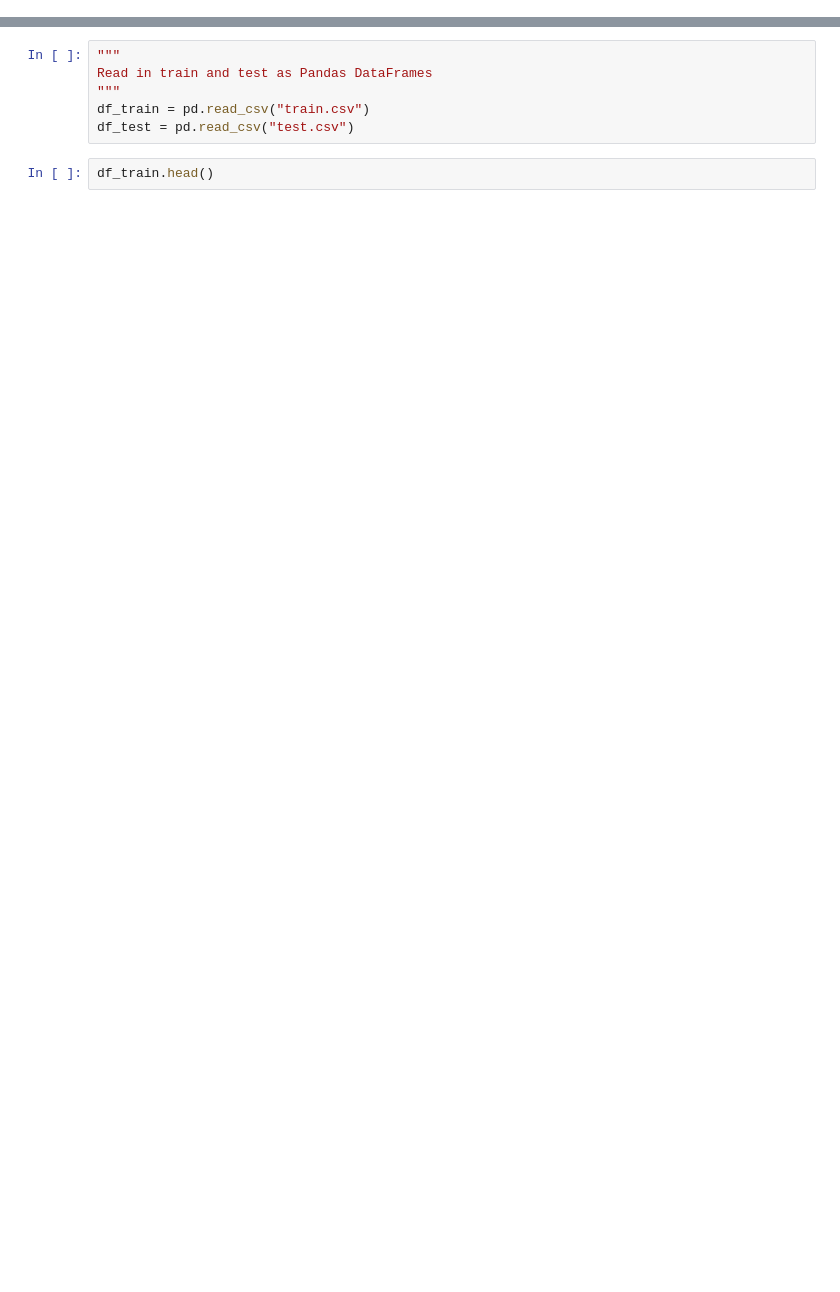
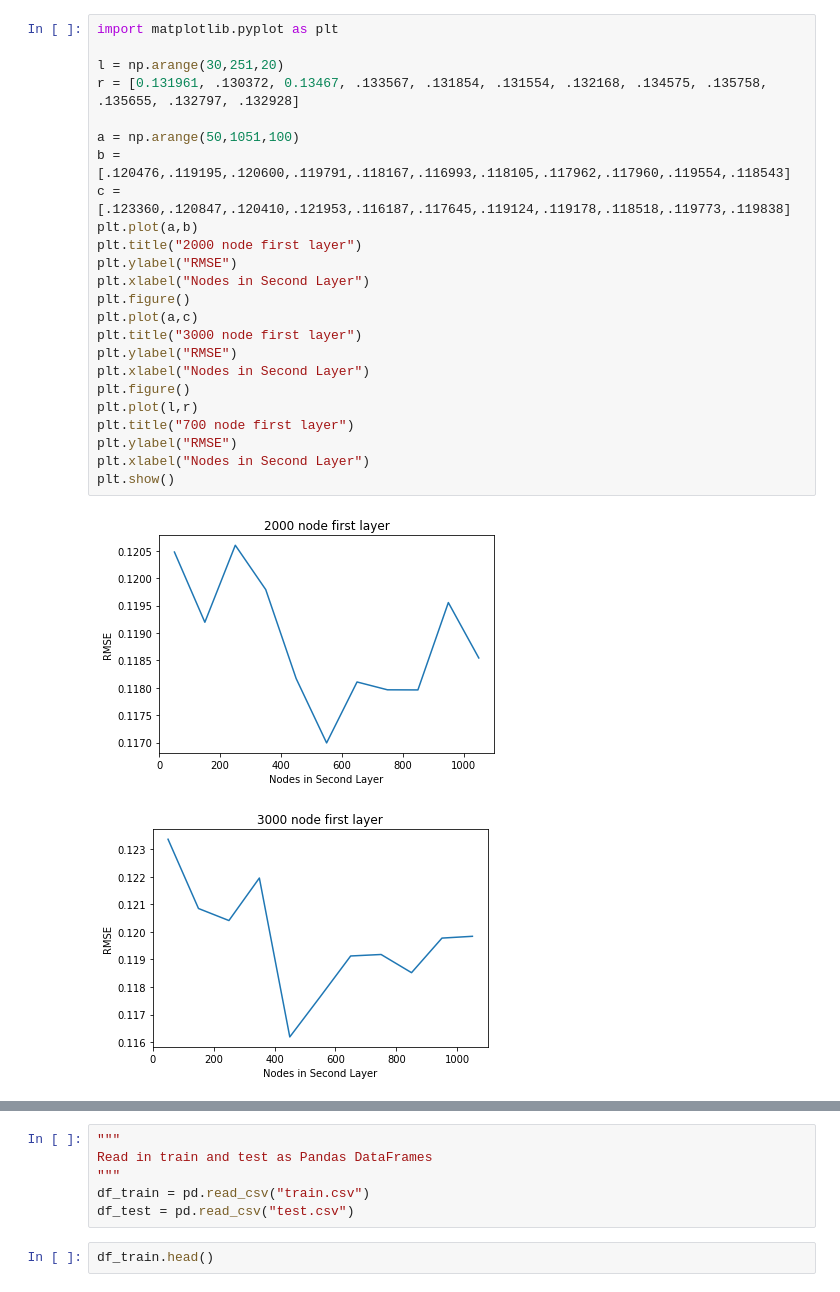
Before and after one commit to YaBoyLamp/cs181-s18-practicals, a Jupyter notebook: P1-regression/sample.ipynb, the cells around one changed output, grey strips where cells are left out. Drawn from its saved outputs; the diff is of its cells as text; blank space fills up the shorter version.

Commit message:
save graphics for posterity

```diff
--- a/P1-regression/sample.ipynb
+++ b/P1-regression/sample.ipynb
@@ -0,0 +1,27 @@
+# %%
+import matplotlib.pyplot as plt
+
+l = np.arange(30,251,20)
+r = [0.131961, .130372, 0.13467, .133567, .131854, .131554, .132168, .134575, .135758, .135655, .132797, .132928]
+
+a = np.arange(50,1051,100)
+b = [.120476,.119195,.120600,.119791,.118167,.116993,.118105,.117962,.117960,.119554,.118543]
+c = [.123360,.120847,.120410,.121953,.116187,.117645,.119124,.119178,.118518,.119773,.119838]
+plt.plot(a,b)
+plt.title("2000 node first layer")
+plt.ylabel("RMSE")
+plt.xlabel("Nodes in Second Layer")
+plt.figure()
+plt.plot(a,c)
+plt.title("3000 node first layer")
+plt.ylabel("RMSE")
+plt.xlabel("Nodes in Second Layer")
+plt.figure()
+plt.plot(l,r)
+plt.title("700 node first layer")
+plt.ylabel("RMSE")
+plt.xlabel("Nodes in Second Layer")
+plt.show()
+# %% [output]
+[figure, added]
+[figure, added]
```
Also changed, not shown: parts of 3 cells of this notebook, 2 other files.
